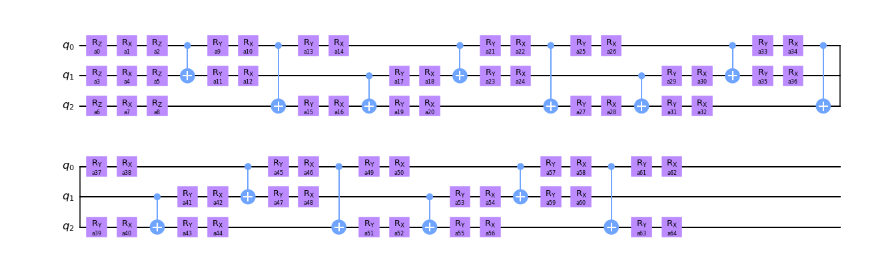
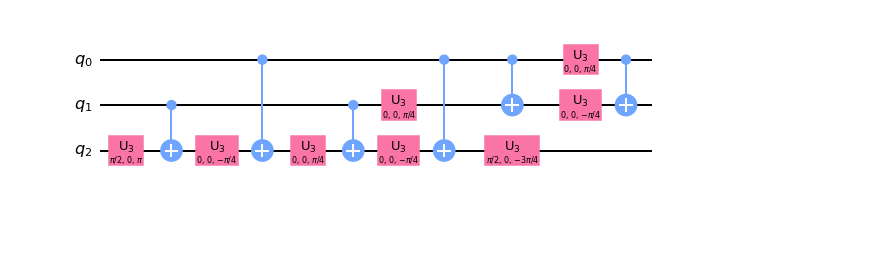
Before and after one commit to idnm/blog0, a Jupyter notebook: _notebooks/Untitled1.ipynb, the cells around one changed output. Saved outputs shown, nothing was run; the diff lists cells and outputs as text; code cells hidden in the pictures; blank space fills up the shorter version.

```diff
--- a/_notebooks/Untitled1.ipynb
+++ b/_notebooks/Untitled1.ipynb
@@ -1,5 +1,6 @@
 # %%
-
-ansatz(3, 'cx', *fill_layers(sequ_layer(3), TLB(3))).circuit().draw(output='mpl')
+qc = QuantumCircuit(3)
+qc.ccx(0,1,2)
+transpile(qc, basis_gates=['cx', 'u3'], optimization_level=3).draw(output='mpl')
 # %% [output]
-[figure, old version]
+[figure, new version]
```
Also changed, not shown: parts of 1 cell of this notebook, 1 other file.
